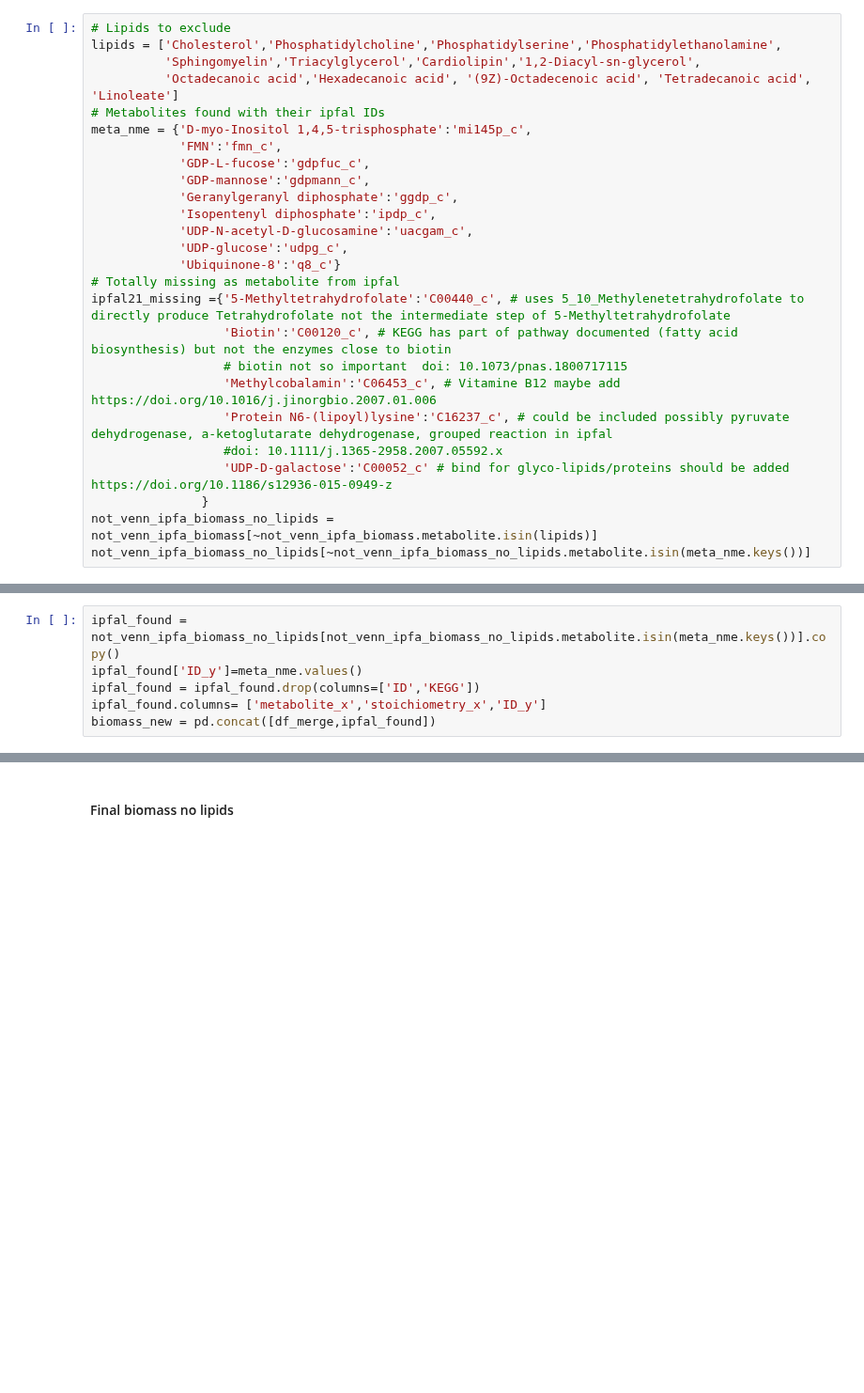
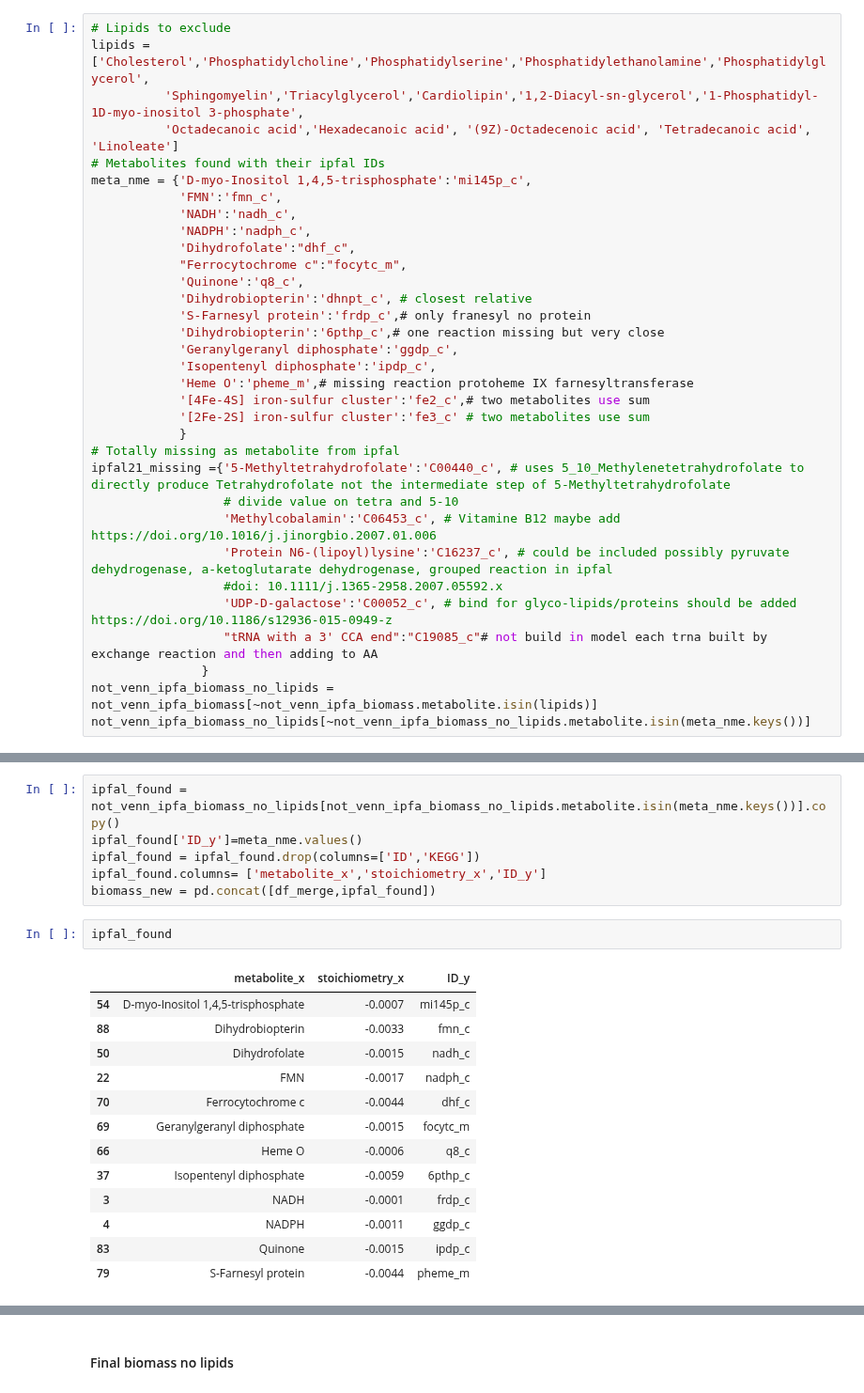
Before and after one commit to Nexia23/Plasmodium_abs_FBA, a Jupyter notebook: compare_GEMs.ipynb, the cells around one changed output, grey strips where cells are left out. Shown at 94% size. Drawn from its saved outputs; the diff is of its cells as text; blank space fills up the shorter version.

```diff
--- a/compare_GEMs.ipynb
+++ b/compare_GEMs.ipynb
@@ -146,27 +297,34 @@ df_merge.head()
 Exclude lipids as those will be added with SLIMEr and find matching metabolites for iPFA biomass metabolites, which could exist in the model just not in biomass
 # %%
 # Lipids to exclude
-lipids = ['Cholesterol','Phosphatidylcholine','Phosphatidylserine','Phosphatidylethanolamine',
-          'Sphingomyelin','Triacylglycerol','Cardiolipin','1,2-Diacyl-sn-glycerol',
+lipids = ['Cholesterol','Phosphatidylcholine','Phosphatidylserine','Phosphatidylethanolamine','Phosphatidylglycerol',
+          'Sphingomyelin','Triacylglycerol','Cardiolipin','1,2-Diacyl-sn-glycerol','1-Phosphatidyl-1D-myo-inositol 3-phosphate',
           'Octadecanoic acid','Hexadecanoic acid', '(9Z)-Octadecenoic acid', 'Tetradecanoic acid', 'Linoleate']
 # Metabolites found with their ipfal IDs
 meta_nme = {'D-myo-Inositol 1,4,5-trisphosphate':'mi145p_c',
             'FMN':'fmn_c',
-            'GDP-L-fucose':'gdpfuc_c',
-            'GDP-mannose':'gdpmann_c',
+            'NADH':'nadh_c',
+            'NADPH':'nadph_c',
+            'Dihydrofolate':"dhf_c",
+            "Ferrocytochrome c":"focytc_m",
+            'Quinone':'q8_c',
+            'Dihydrobiopterin':'dhnpt_c', # closest relative
+            'S-Farnesyl protein':'frdp_c',# only franesyl no protein
+            'Dihydrobiopterin':'6pthp_c',# one reaction missing but very close
             'Geranylgeranyl diphosphate':'ggdp_c',
             'Isopentenyl diphosphate':'ipdp_c',
-            'UDP-N-acetyl-D-glucosamine':'uacgam_c',
-            'UDP-glucose':'udpg_c',
-            'Ubiquinone-8':'q8_c'}
+            'Heme O':'pheme_m',# missing reaction protoheme IX farnesyltransferase
+            '[4Fe-4S] iron-sulfur cluster':'fe2_c',# two metabolites use sum
+            '[2Fe-2S] iron-sulfur cluster':'fe3_c' # two metabolites use sum
+            }
 # Totally missing as metabolite from ipfal
 ipfal21_missing ={'5-Methyltetrahydrofolate':'C00440_c', # uses 5_10_Methylenetetrahydrofolate to directly produce Tetrahydrofolate not the intermediate step of 5-Methyltetrahydrofolate
-                  'Biotin':'C00120_c', # KEGG has part of pathway documented (fatty acid biosynthesis) but not the enzymes close to biotin
-                  # biotin not so important  doi: 10.1073/pnas.1800717115
+                  # divide value on tetra and 5-10
                   'Methylcobalamin':'C06453_c', # Vitamine B12 maybe add https://doi.org/10.1016/j.jinorgbio.2007.01.006
                   'Protein N6-(lipoyl)lysine':'C16237_c', # could be included possibly pyruvate dehydrogenase, a-ketoglutarate dehydrogenase, grouped reaction in ipfal
                   #doi: 10.1111/j.1365-2958.2007.05592.x
-                  'UDP-D-galactose':'C00052_c' # bind for glyco-lipids/proteins should be added https://doi.org/10.1186/s12936-015-0949-z
+                  'UDP-D-galactose':'C00052_c', # bind for glyco-lipids/proteins should be added https://doi.org/10.1186/s12936-015-0949-z
+                  "tRNA with a 3' CCA end":"C19085_c"# not build in model each trna built by exchange reaction and then adding to AA
                }
 not_venn_ipfa_biomass_no_lipids = not_venn_ipfa_biomass[~not_venn_ipfa_biomass.metabolite.isin(lipids)]
 not_venn_ipfa_biomass_no_lipids[~not_venn_ipfa_biomass_no_lipids.metabolite.isin(meta_nme.keys())]
@@ -176,5 +402,21 @@ ipfal_found['ID_y']=meta_nme.values()
 ipfal_found = ipfal_found.drop(columns=['ID','KEGG'])
 ipfal_found.columns= ['metabolite_x','stoichiometry_x','ID_y']
 biomass_new = pd.concat([df_merge,ipfal_found])
+# %%
+ipfal_found
+# %% [output]
+|  | metabolite_x | stoichiometry_x | ID_y |
+| 54 | D-myo-Inositol 1,4,5-trisphosphate | -0.0007 | mi145p_c |
+| 88 | Dihydrobiopterin | -0.0033 | fmn_c |
+| 50 | Dihydrofolate | -0.0015 | nadh_c |
+| 22 | FMN | -0.0017 | nadph_c |
+| 70 | Ferrocytochrome c | -0.0044 | dhf_c |
+| 69 | Geranylgeranyl diphosphate | -0.0015 | focytc_m |
+| 66 | Heme O | -0.0006 | q8_c |
+| 37 | Isopentenyl diphosphate | -0.0059 | 6pthp_c |
+| 3 | NADH | -0.0001 | frdp_c |
+| 4 | NADPH | -0.0011 | ggdp_c |
+| 83 | Quinone | -0.0015 | ipdp_c |
+| 79 | S-Farnesyl protein | -0.0044 | pheme_m |
 # %%
 biomass_new.head()
```
Also changed, not shown: parts of 44 cells of this notebook.
